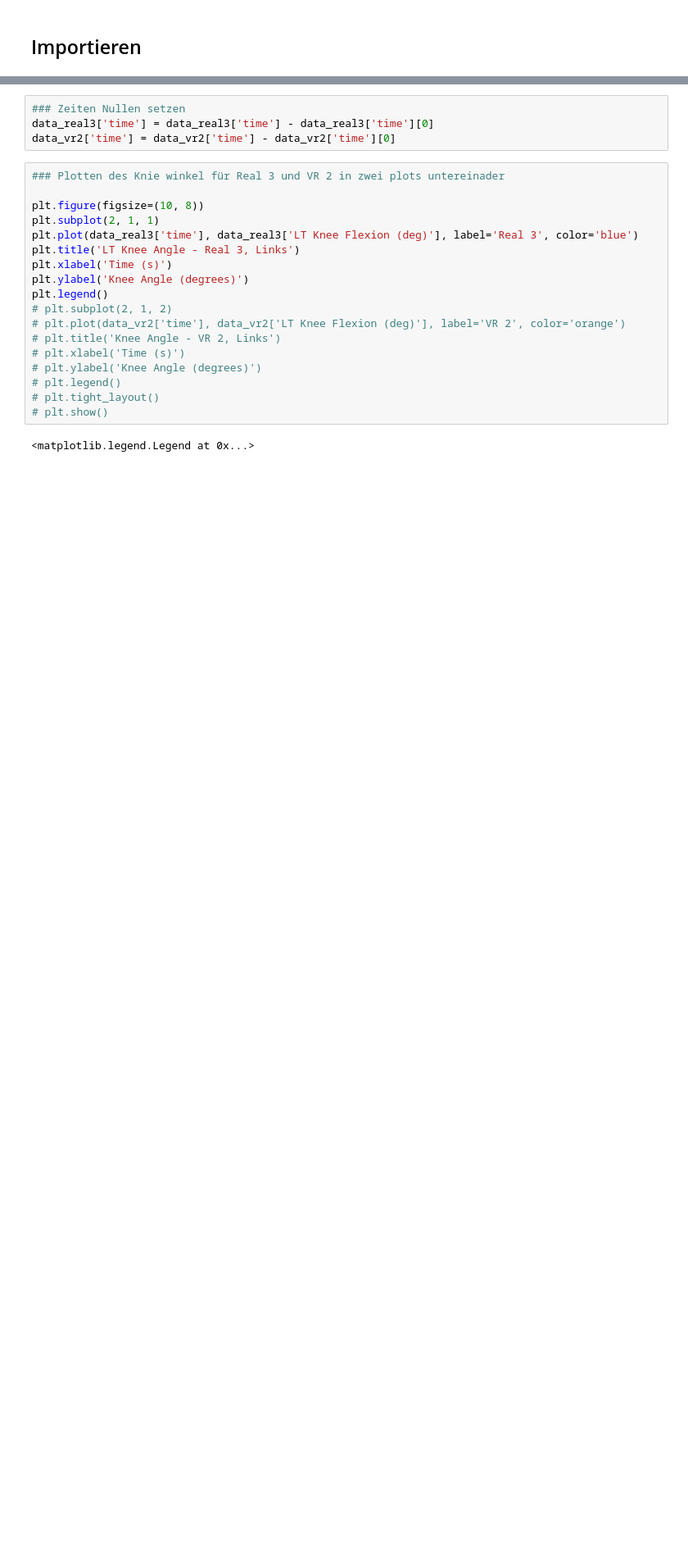
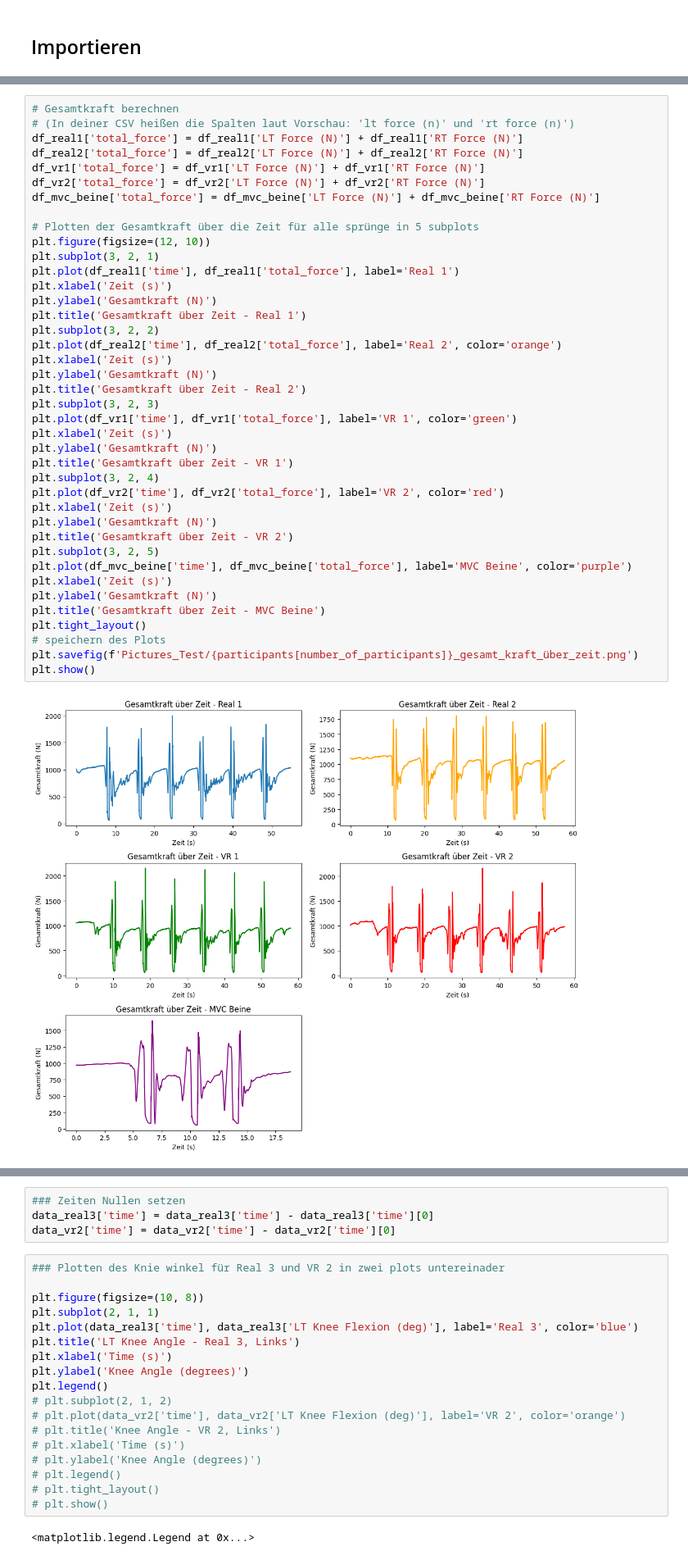
Before and after one commit to TillSchroeter/BA_Project, a Jupyter notebook: data_test_main_IMU.ipynb, the cells around one changed output, grey strips where cells are left out. Shown at 82% size. Saved outputs shown, nothing was run; the diff lists cells and outputs as text; blank space fills up the shorter version.

```diff
--- a/data_test_main_IMU.ipynb
+++ b/data_test_main_IMU.ipynb
@@ -12,0 +36,42 @@ data_vr2 = pd.read_csv('data_test/2025-11-13-10-26_BA_Project_VR_2.csv', delimit
+# %%
+# Gesamtkraft berechnen
+# (In deiner CSV heißen die Spalten laut Vorschau: 'lt force (n)' und 'rt force (n)')
+df_real1['total_force'] = df_real1['LT Force (N)'] + df_real1['RT Force (N)']
+df_real2['total_force'] = df_real2['LT Force (N)'] + df_real2['RT Force (N)']
+df_vr1['total_force'] = df_vr1['LT Force (N)'] + df_vr1['RT Force (N)']
+df_vr2['total_force'] = df_vr2['LT Force (N)'] + df_vr2['RT Force (N)']
+df_mvc_beine['total_force'] = df_mvc_beine['LT Force (N)'] + df_mvc_beine['RT Force (N)']
+
+# Plotten der Gesamtkraft über die Zeit für alle sprünge in 5 subplots
+plt.figure(figsize=(12, 10))
+plt.subplot(3, 2, 1)
+plt.plot(df_real1['time'], df_real1['total_force'], label='Real 1')
+plt.xlabel('Zeit (s)')
+plt.ylabel('Gesamtkraft (N)')
+plt.title('Gesamtkraft über Zeit - Real 1')
+plt.subplot(3, 2, 2)
+plt.plot(df_real2['time'], df_real2['total_force'], label='Real 2', color='orange')
+plt.xlabel('Zeit (s)')
+plt.ylabel('Gesamtkraft (N)')
+plt.title('Gesamtkraft über Zeit - Real 2')
+plt.subplot(3, 2, 3)
+plt.plot(df_vr1['time'], df_vr1['total_force'], label='VR 1', color='green')
+plt.xlabel('Zeit (s)')
+plt.ylabel('Gesamtkraft (N)')
+plt.title('Gesamtkraft über Zeit - VR 1')
+plt.subplot(3, 2, 4)
+plt.plot(df_vr2['time'], df_vr2['total_force'], label='VR 2', color='red')
+plt.xlabel('Zeit (s)')
+plt.ylabel('Gesamtkraft (N)')
+plt.title('Gesamtkraft über Zeit - VR 2')
+plt.subplot(3, 2, 5)
+plt.plot(df_mvc_beine['time'], df_mvc_beine['total_force'], label='MVC Beine', color='purple')
+plt.xlabel('Zeit (s)')
+plt.ylabel('Gesamtkraft (N)')
+plt.title('Gesamtkraft über Zeit - MVC Beine')
+plt.tight_layout()
+# speichern des Plots
+plt.savefig(f'Pictures_Test/{participants[number_of_participants]}_gesamt_kraft_über_zeit.png')
+plt.show()
+# %% [output]
+[figure, added]
```
Also changed, not shown: parts of 4 cells of this notebook, 12 other files.
